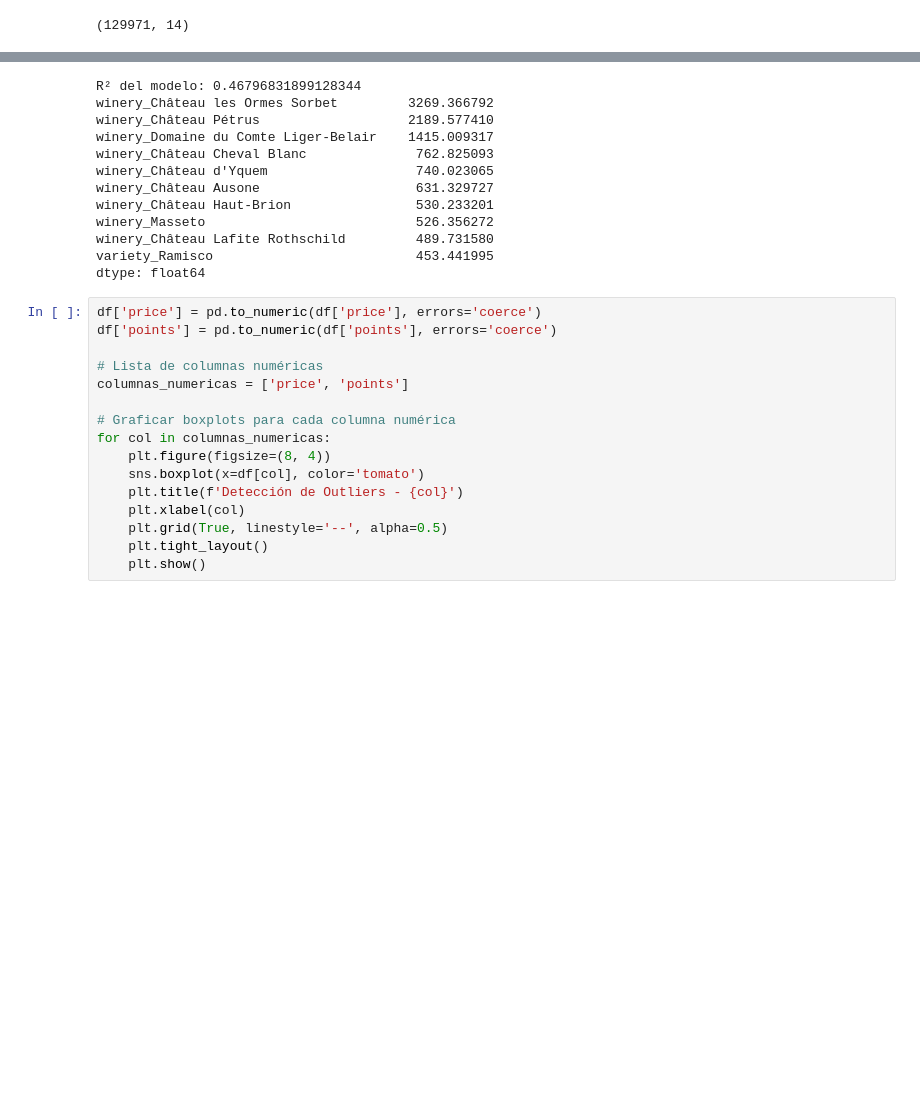
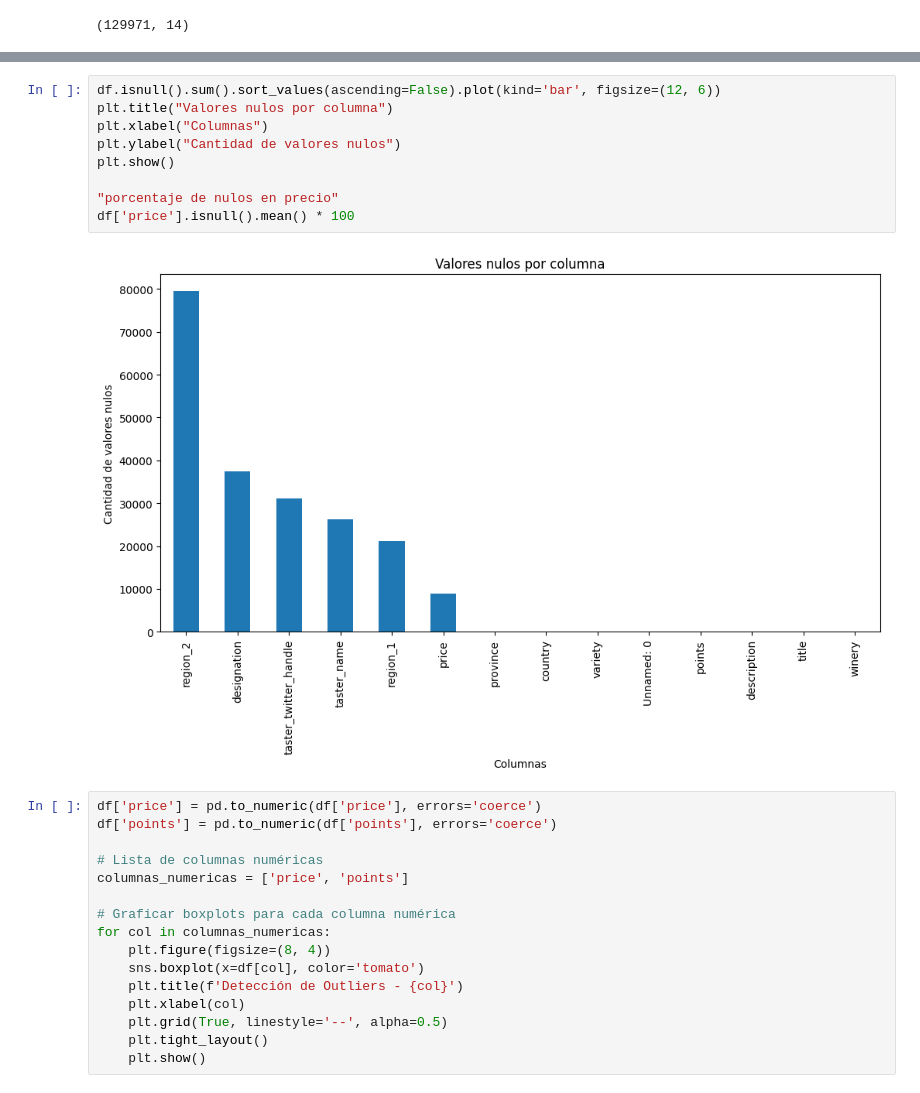
Before and after one commit to mvalejandro21/WineReviews, a Jupyter notebook: notebooks/null_finding.ipynb, the cells around one changed output, grey strips where cells are left out. Drawn from its saved outputs; the diff is of its cells as text; blank space fills up the shorter version.

```diff
--- a/notebooks/null_finding.ipynb
+++ b/notebooks/null_finding.ipynb
@@ -57,17 +27,14 @@ df_model_encoded = pd.get_dummies(df_model, drop_first=True)
 # %%
+df.isnull().sum().sort_values(ascending=False).plot(kind='bar', figsize=(12, 6))
+plt.title("Valores nulos por columna")
+plt.xlabel("Columnas")
+plt.ylabel("Cantidad de valores nulos")
+plt.show()
+
+"porcentaje de nulos en precio"
+df['price'].isnull().mean() * 100
 # %% [output]
-R² del modelo: 0.46796831899128344
-winery_Château les Ormes Sorbet         3269.366792
-winery_Château Pétrus                   2189.577410
-winery_Domaine du Comte Liger-Belair    1415.009317
-winery_Château Cheval Blanc              762.825093
-winery_Château d'Yquem                   740.023065
-winery_Château Ausone                    631.329727
-winery_Château Haut-Brion                530.233201
-winery_Masseto                           526.356272
-winery_Château Lafite Rothschild         489.731580
-variety_Ramisco                          453.441995
-dtype: float64
+[figure, added]
 # %%
 df['price'] = pd.to_numeric(df['price'], errors='coerce')
 df['points'] = pd.to_numeric(df['points'], errors='coerce')
```
Also changed, not shown: parts of 3 cells of this notebook, 1 other file.
